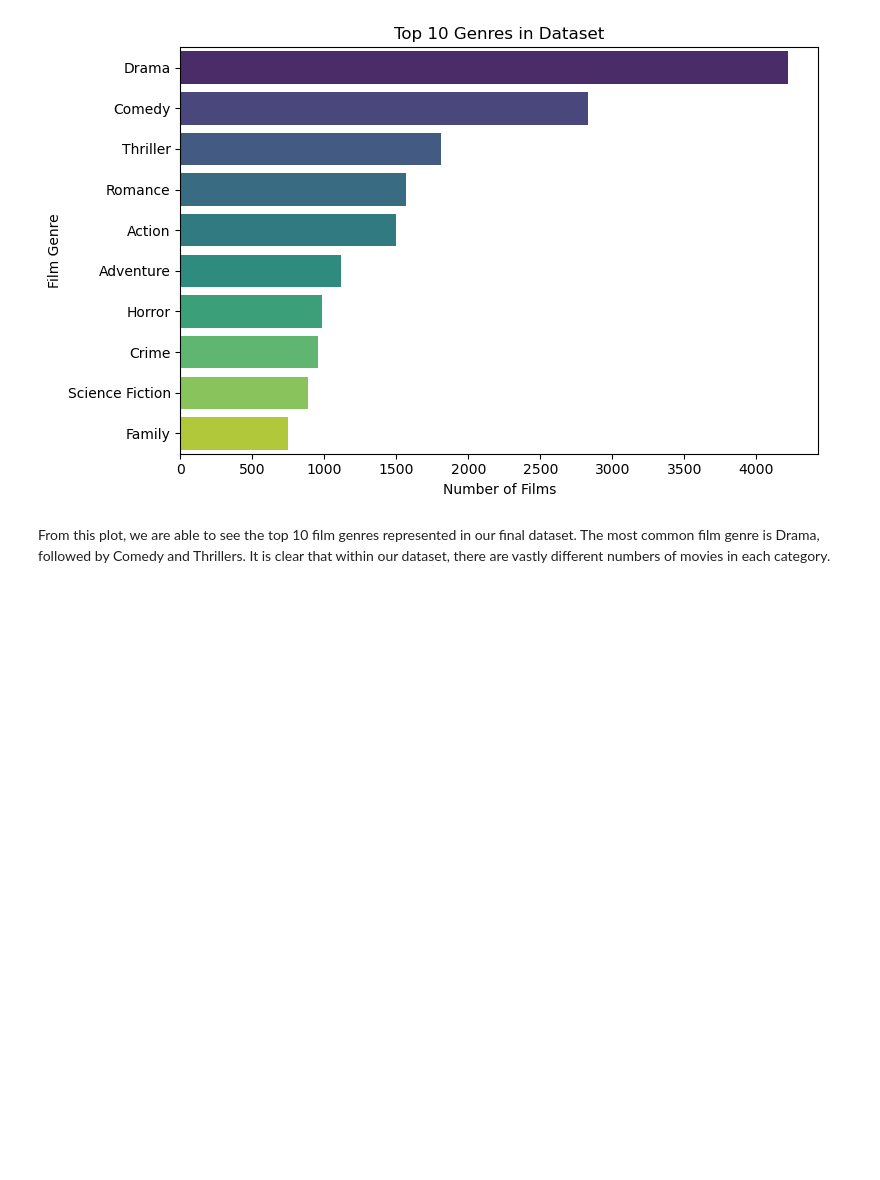
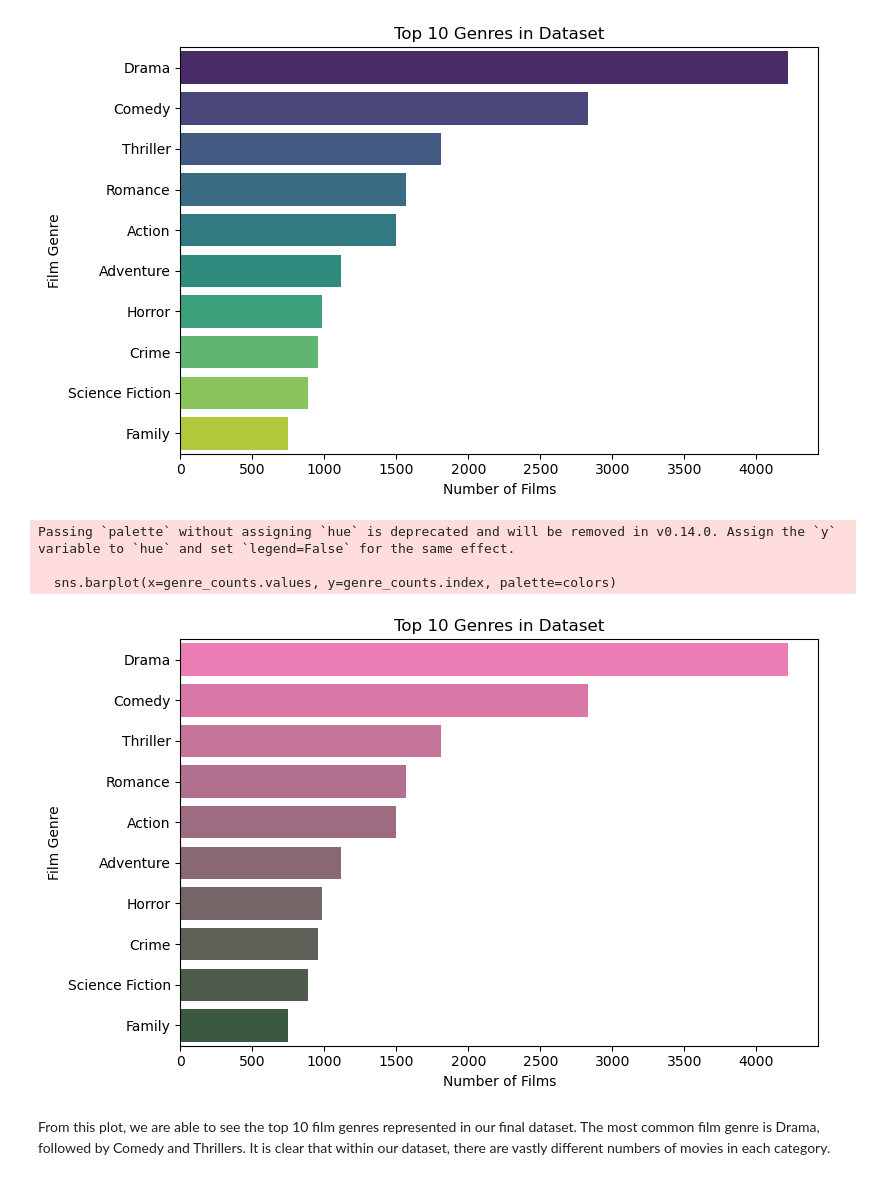
Before and after one commit to 80line/Bechdel_Test_Films, a Jupyter notebook: bechdel_test_films.ipynb, the cells around one changed output. Drawn from its saved outputs; the diff is of its cells as text; code cells hidden in the pictures; blank space fills up the shorter version.

```diff
--- a/bechdel_test_films.ipynb
+++ b/bechdel_test_films.ipynb
@@ -369,6 +369,42 @@ Passing `palette` without assigning `hue` is deprecated and will be removed in v
 
   sns.barplot(x=genre_counts.values, y=genre_counts.index, palette='viridis')
 [figure]
+# %%
+import seaborn as sns
+import matplotlib.pyplot as plt
+import pandas as pd
+from ast import literal_eval
+from matplotlib.colors import LinearSegmentedColormap
+import numpy as np
+
+# Prepare the genre list column
+if 'genres' in bechdel_movies.columns and bechdel_movies['genres'].apply(lambda x: isinstance(x, str)).any():
+    bechdel_movies['genres_list'] = bechdel_movies['genres'].apply(lambda x: literal_eval(x) if isinstance(x, str) else [])
+
+    # Count genres and get top 10
+    genre_counts = pd.Series([genre for sublist in bechdel_movies['genres_list'] for genre in sublist]).value_counts().head(10)
+
+    # Create a pink-to-green colormap
+    cmap = LinearSegmentedColormap.from_list("pink_green", ['#FF69B4', '#355E3B'])
+
+    # Normalize values for mapping to gradient
+    norm = np.linspace(0, 1, len(genre_counts))
+    colors = [cmap(x) for x in norm]
+
+    # Plot
+    plt.figure(figsize=(8, 5))
+    sns.barplot(x=genre_counts.values, y=genre_counts.index, palette=colors)
+    plt.title('Top 10 Genres in Dataset')
+    plt.xlabel('Number of Films')
+    plt.ylabel('Film Genre')
+    plt.tight_layout()
+    plt.savefig("topten.png")
+    plt.show()
+# %% [output]
+Passing `palette` without assigning `hue` is deprecated and will be removed in v0.14.0. Assign the `y` variable to `hue` and set `legend=False` for the same effect.
+
+  sns.barplot(x=genre_counts.values, y=genre_counts.index, palette=colors)
+[figure, added]
 # %% [markdown]
 From this plot, we are able to see the top 10 film genres represented in our final dataset. The most common film genre is Drama, followed by Comedy and Thrillers. It is clear that within our dataset, there are vastly different numbers of movies in each category.
 # %%
```
Also changed, not shown: parts of 8 cells of this notebook, 7 other files.
